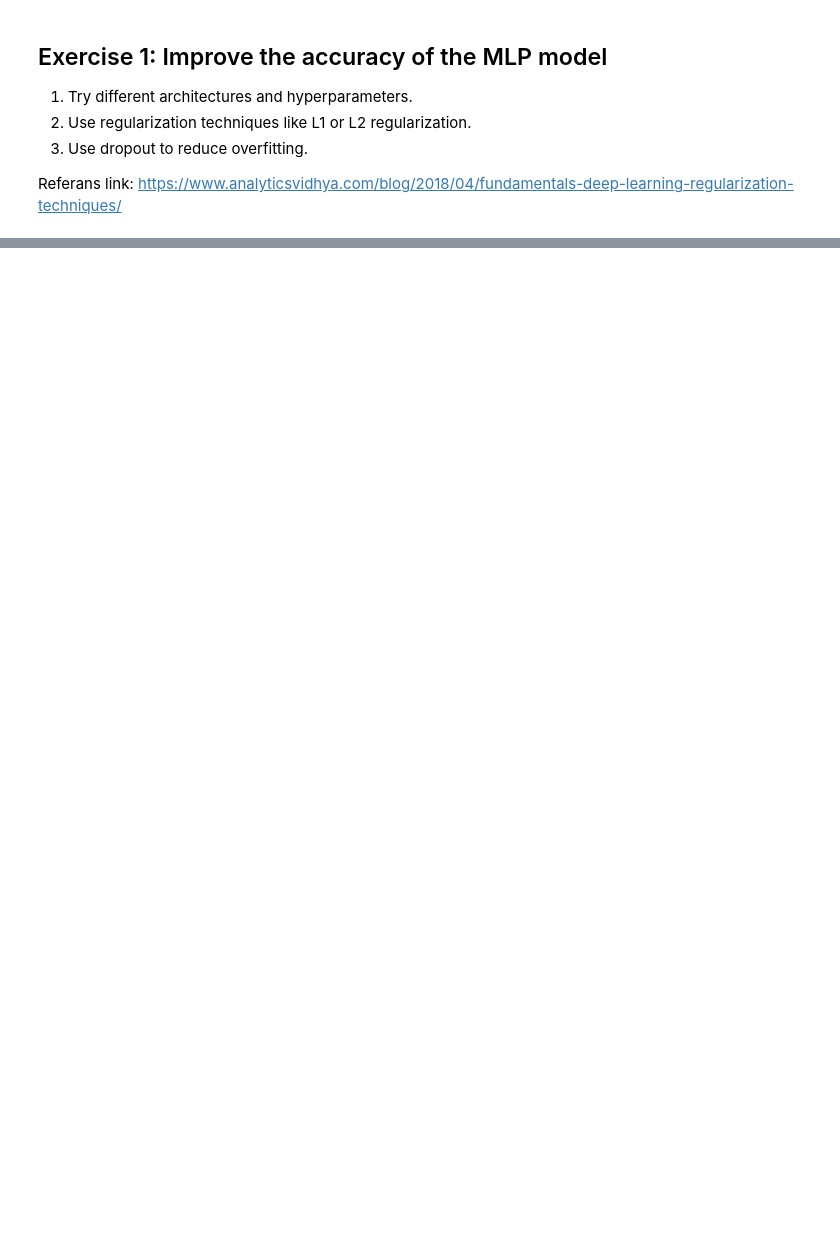
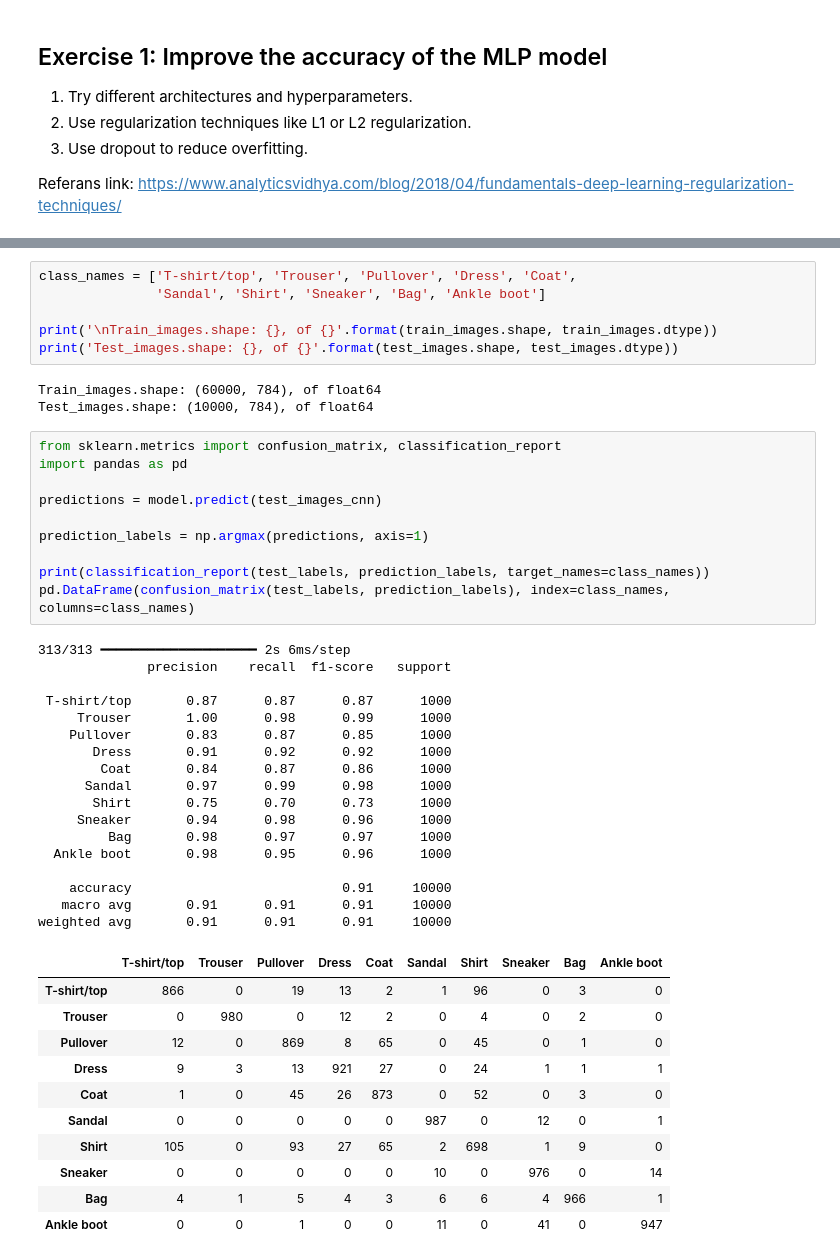
Before and after one commit to Shankar-Hadimani/PythonforDataScience, a Jupyter notebook: 4. MLP - Classification using Fashion MNIST dataset.ipynb, the cells around one changed output, grey strips where cells are left out. Drawn from its saved outputs; the diff is of its cells as text; blank space fills up the shorter version.

```diff
--- a/4. MLP - Classification using Fashion MNIST dataset.ipynb
+++ b/4. MLP - Classification using Fashion MNIST dataset.ipynb
@@ -291,0 +430,48 @@ Referans link: https://www.analyticsvidhya.com/blog/2018/04/fundamentals-deep-le
+# %%
+class_names = ['T-shirt/top', 'Trouser', 'Pullover', 'Dress', 'Coat',
+               'Sandal', 'Shirt', 'Sneaker', 'Bag', 'Ankle boot']
+
+print('\nTrain_images.shape: {}, of {}'.format(train_images.shape, train_images.dtype))
+print('Test_images.shape: {}, of {}'.format(test_images.shape, test_images.dtype))
+# %% [output]
+Train_images.shape: (60000, 784), of float64
+Test_images.shape: (10000, 784), of float64
+# %%
+from sklearn.metrics import confusion_matrix, classification_report
+import pandas as pd
+
+predictions = model.predict(test_images_cnn)
+
+prediction_labels = np.argmax(predictions, axis=1)
+
+print(classification_report(test_labels, prediction_labels, target_names=class_names))
+pd.DataFrame(confusion_matrix(test_labels, prediction_labels), index=class_names, columns=class_names)
+# %% [output]
+313/313 ━━━━━━━━━━━━━━━━━━━━ 2s 6ms/step
+              precision    recall  f1-score   support
+
+ T-shirt/top       0.87      0.87      0.87      1000
+     Trouser       1.00      0.98      0.99      1000
+    Pullover       0.83      0.87      0.85      1000
+       Dress       0.91      0.92      0.92      1000
+        Coat       0.84      0.87      0.86      1000
+      Sandal       0.97      0.99      0.98      1000
+       Shirt       0.75      0.70      0.73      1000
+     Sneaker       0.94      0.98      0.96      1000
+         Bag       0.98      0.97      0.97      1000
+  Ankle boot       0.98      0.95      0.96      1000
+
+    accuracy                           0.91     10000
+   macro avg       0.91      0.91      0.91     10000
+weighted avg       0.91      0.91      0.91     10000
+|  | T-shirt/top | Trouser | Pullover | Dress | Coat | Sandal | Shirt | Sneaker | Bag | Ankle boot |
+| T-shirt/top | 866 | 0 | 19 | 13 | 2 | 1 | 96 | 0 | 3 | 0 |
+| Trouser | 0 | 980 | 0 | 12 | 2 | 0 | 4 | 0 | 2 | 0 |
+| Pullover | 12 | 0 | 869 | 8 | 65 | 0 | 45 | 0 | 1 | 0 |
+| Dress | 9 | 3 | 13 | 921 | 27 | 0 | 24 | 1 | 1 | 1 |
+| Coat | 1 | 0 | 45 | 26 | 873 | 0 | 52 | 0 | 3 | 0 |
+| Sandal | 0 | 0 | 0 | 0 | 0 | 987 | 0 | 12 | 0 | 1 |
+| Shirt | 105 | 0 | 93 | 27 | 65 | 2 | 698 | 1 | 9 | 0 |
+| Sneaker | 0 | 0 | 0 | 0 | 0 | 10 | 0 | 976 | 0 | 14 |
+| Bag | 4 | 1 | 5 | 4 | 3 | 6 | 6 | 4 | 966 | 1 |
+| Ankle boot | 0 | 0 | 1 | 0 | 0 | 11 | 0 | 41 | 0 | 947 |
```
Also changed, not shown: parts of 12 cells of this notebook.
